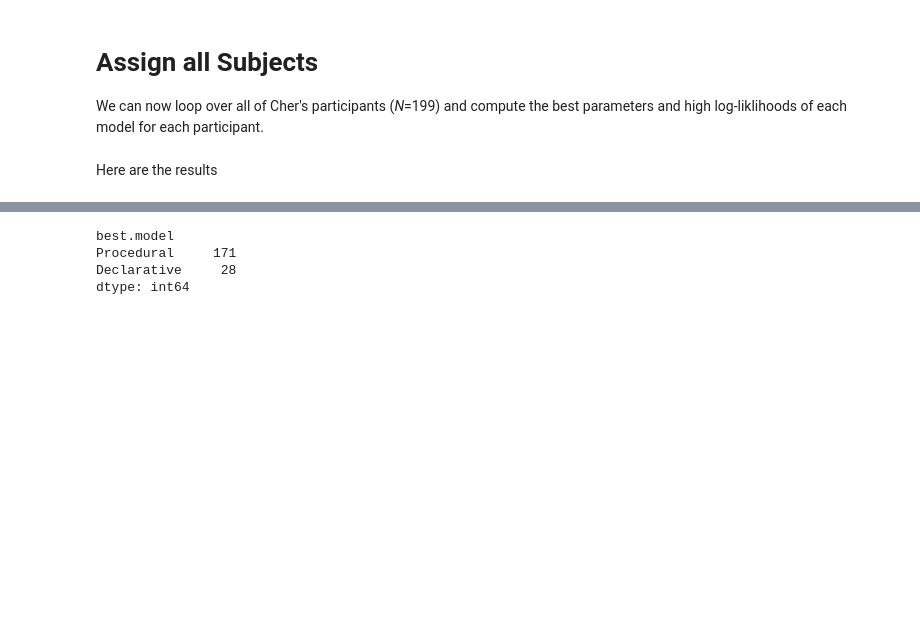
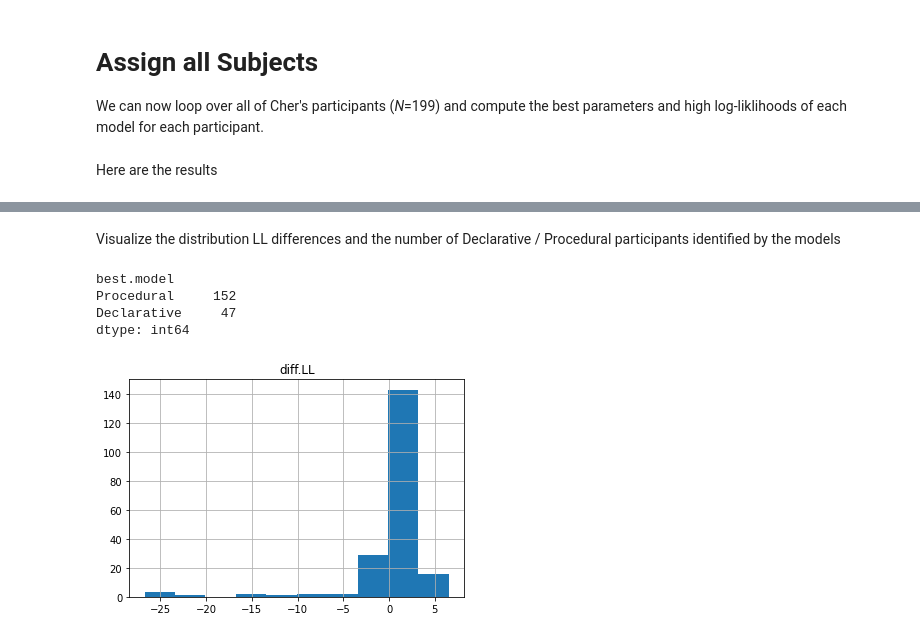
Before and after one commit to UWCCDL/ProcVsDecl, a Jupyter notebook: LLbasicPython.ipynb, the cells around one changed output, grey strips where cells are left out. Cells and saved outputs as stored; diff of their text form; code cells hidden in the pictures; blank space fills up the shorter version.

```diff
--- a/LLbasicPython.ipynb
+++ b/LLbasicPython.ipynb
@@ -307,7 +326,11 @@ result
+# %% [markdown]
+Visualize the distribution LL differences and the number of Declarative / Procedural participants identified by the models
 # %%
+result.hist("diff.LL")
 result.value_counts("best.model")
 # %% [output]
 best.model
-Procedural     171
-Declarative     28
+Procedural     152
+Declarative     47
 dtype: int64
+[figure, added]
```
Also changed, not shown: parts of 17 cells of this notebook, 2 other files.
